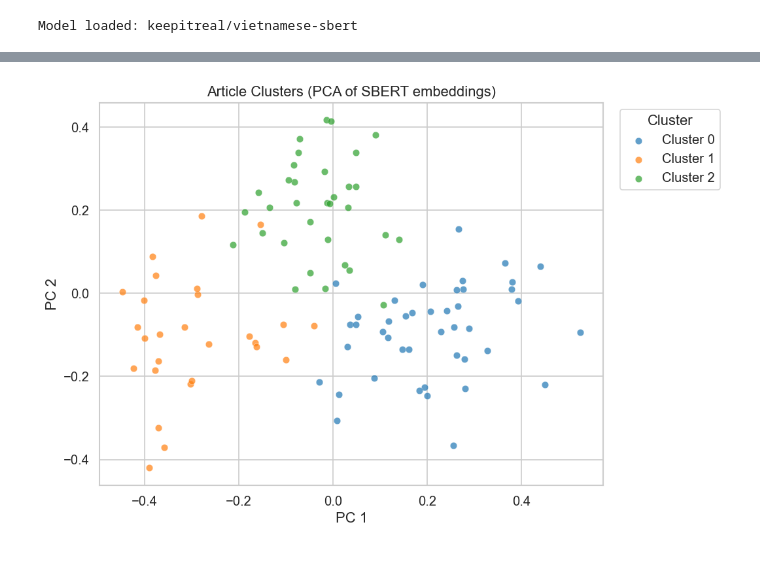
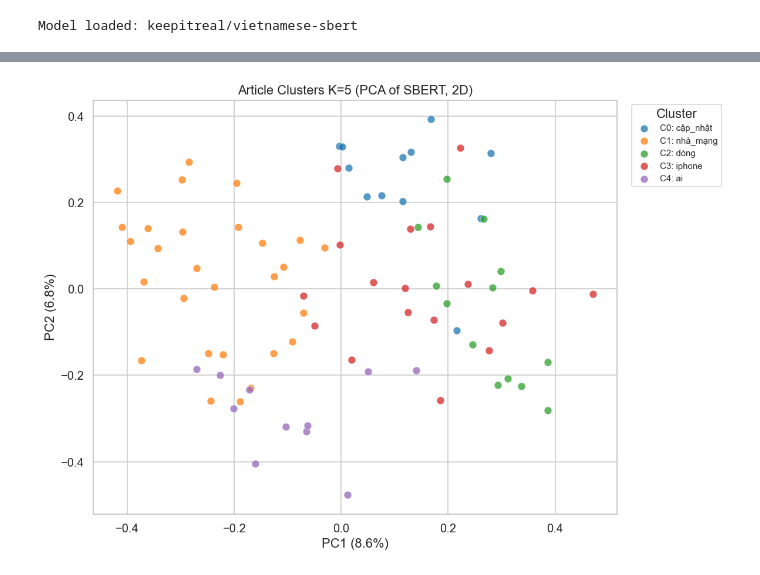
Before and after one commit to Minh1billion/news-gathering-assistant, a Jupyter notebook: notebooks/explore.ipynb, the cells around one changed output, grey strips where cells are left out. Drawn from its saved outputs; the diff is of its cells as text; code cells hidden in the pictures.

Commit message:
chore: add weekly report sample and enhance exploration flow to finalize pipeline

```diff
--- a/notebooks/explore.ipynb
+++ b/notebooks/explore.ipynb
@@ -84,7 +94,11 @@ df = df[df['published_at'] >= cutoff].reset_index(drop=True)
 
 df['content'] = df['content'].fillna('')
 df['title']   = df['title'].fillna('')
+df['url']     = df['url'].fillna('') if 'url' in df.columns else ''
 
-print(f'Articles in past 7 days: {len(df):,}')
+df = df.drop_duplicates(subset=['url']).reset_index(drop=True)
+df = df.drop_duplicates(subset=['title']).reset_index(drop=True)
+
+print(f'Articles in past 7 days (after dedup): {len(df):,}')
 print(f'Date range: {df["published_at"].min().date()} -> {df["published_at"].max().date()}')
 # %% [output]
@@ -398,0 +522,17 @@ cluster
+# %%
+best_k_final = 5 # max(explore_results, key=lambda k: explore_results[k]['coherence'])
+N_CLUSTERS = best_k_final
+
+final_labels = explore_results[N_CLUSTERS]['labels'].copy()
+cluster_labels = explore_results[N_CLUSTERS]['label_dict'].copy()
+
+df_tech = df[df['tech_score'] >= THRESHOLD].reset_index(drop=True).copy()
+df_tech['cluster'] = final_labels
+df_tech['cluster_label'] = df_tech['cluster'].map(cluster_labels)
+
+print(f'Selected N_CLUSTERS = {N_CLUSTERS}')
+print(f'Coherence = {explore_results[N_CLUSTERS]["coherence"]:.4f}')
+print()
+for c in sorted(cluster_labels):
+    sz = (df_tech['cluster'] == c).sum()
+    print(f'  Cluster {c:>2} ({sz:>3} articles): {cluster_labels[c]}')
@@ -399,21 +548,22 @@ cluster
 # %%
-pca = PCA(n_components=2, random_state=42)
-coords = pca.fit_transform(tech_embeddings)
+pca_viz = PCA(n_components=2, random_state=42)
+coords = pca_viz.fit_transform(tech_embeddings)
 
-fig, ax = plt.subplots(figsize=(9, 6))
 palette = sns.color_palette('tab10', N_CLUSTERS)
+fig, ax = plt.subplots(figsize=(10, 7))
 
 for c in range(N_CLUSTERS):
     mask = df_tech['cluster'] == c
+    short_label = cluster_labels[c].split(' | ')[0][:20]
     ax.scatter(coords[mask, 0], coords[mask, 1],
-               label=f'Cluster {c}', color=palette[c],
-               alpha=0.7, s=40, edgecolors='white', linewidths=0.3)
+               label=f'C{c}: {short_label}', color=palette[c],
+               alpha=0.75, s=60, edgecolors='white', linewidths=0.4)
 
-ax.set_title('Article Clusters (PCA of SBERT embeddings)')
-ax.set_xlabel('PC 1')
-ax.set_ylabel('PC 2')
-ax.legend(title='Cluster', bbox_to_anchor=(1.02, 1), loc='upper left')
+ax.set_title(f'Article Clusters K={N_CLUSTERS} (PCA of SBERT, 2D)')
+ax.set_xlabel(f'PC1 ({pca_viz.explained_variance_ratio_[0]:.1%})')
+ax.set_ylabel(f'PC2 ({pca_viz.explained_variance_ratio_[1]:.1%})')
+ax.legend(title='Cluster', bbox_to_anchor=(1.02, 1), loc='upper left', fontsize=9)
 plt.tight_layout()
 plt.show()
 # %% [output]
-[figure, old version]
+[figure, new version]
```
Also changed, not shown: parts of 21 cells of this notebook, 2 other files.
